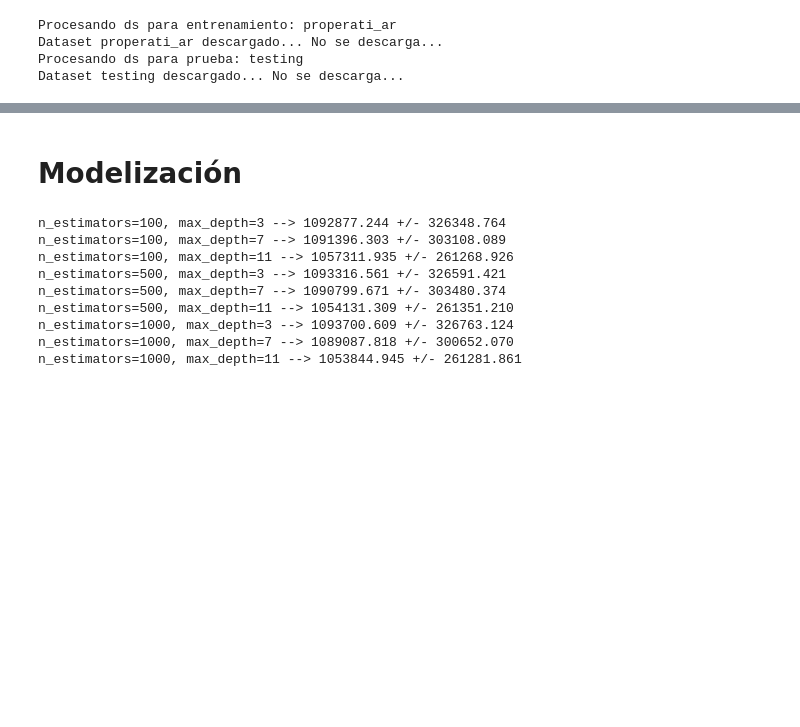
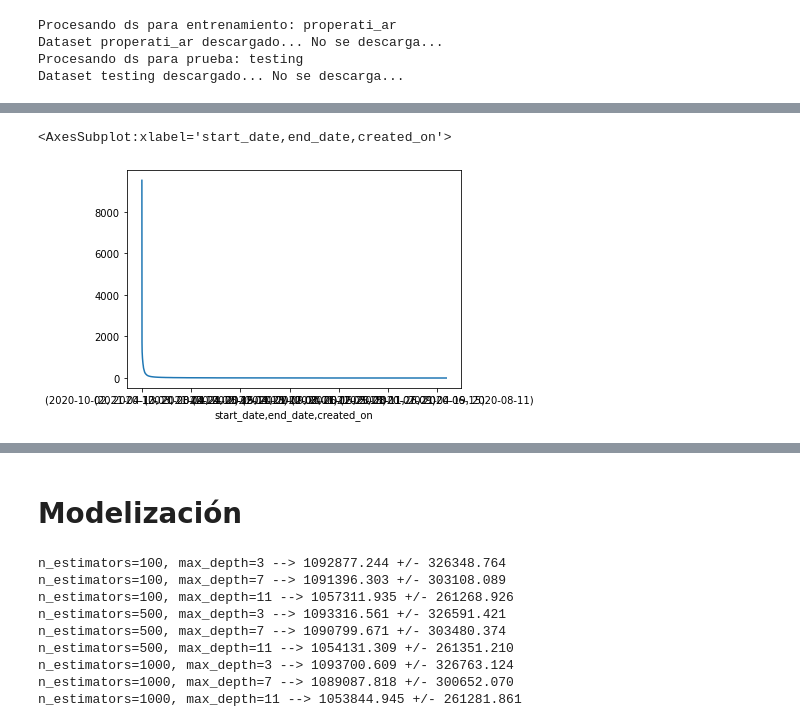
Before and after one commit to tomasdelvechio/precio-propiedades-md-2022, a Jupyter notebook: prediccion-precios-2022-md.ipynb, the cells around one changed output, grey strips where cells are left out. Drawn from its saved outputs; the diff is of its cells as text; code cells hidden in the pictures; blank space fills up the shorter version.

```diff
--- a/prediccion-precios-2022-md.ipynb
+++ b/prediccion-precios-2022-md.ipynb
@@ -124,0 +352,6 @@ df.shape
+# %%
+df_entrenamiento_inicial[columnas_fecha].value_counts().plot()
+#df_entrenamiento_inicial[columnas_fecha].value_counts()[:5].plot()
+# %% [output]
+<AxesSubplot:xlabel='start_date,end_date,created_on'>
+[figure, added]
```
Also changed, not shown: parts of 39 cells of this notebook, 2 other files.
